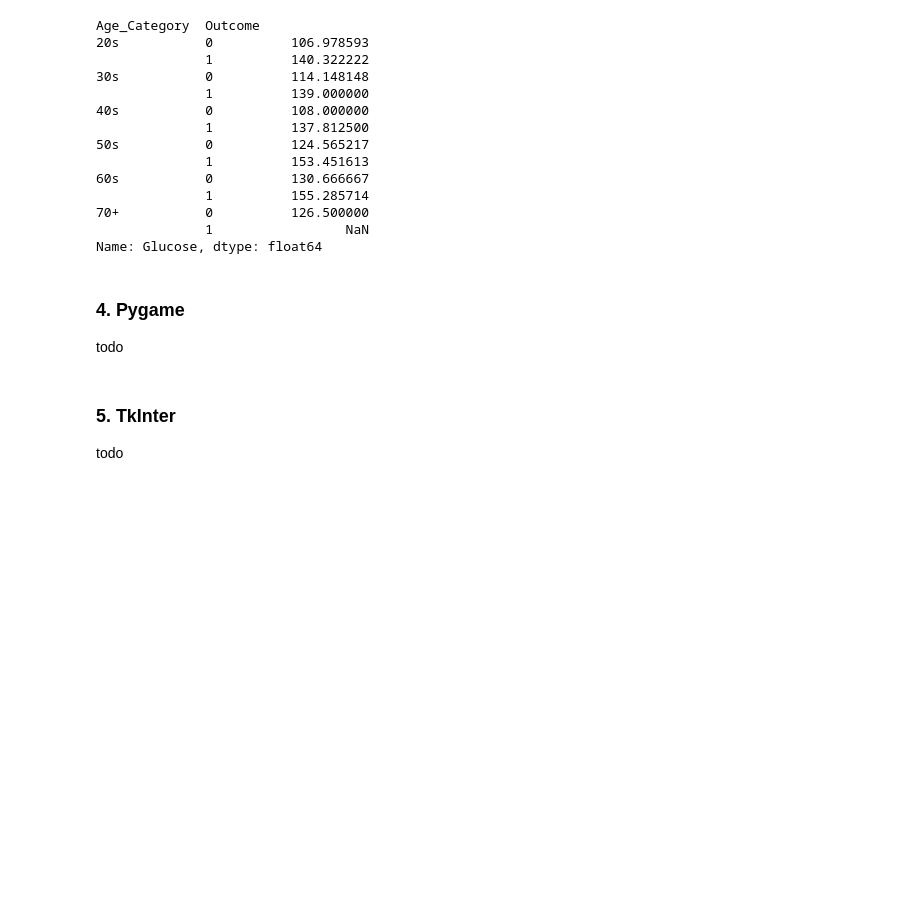
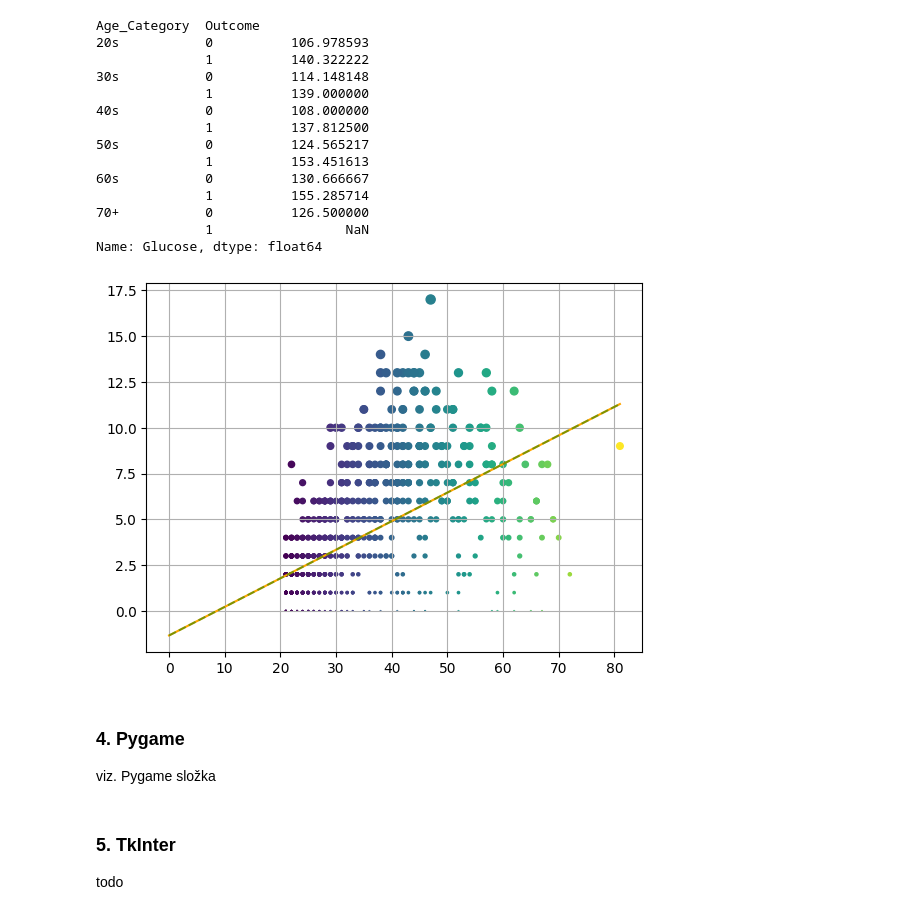
Before and after one commit to Wllader/ULTRA_python, a Jupyter notebook: ULTRA_W2_Skripta.ipynb, the cells around one changed output. Saved outputs shown, nothing was run; the diff lists cells and outputs as text; code cells hidden in the pictures; blank space fills up the shorter version.

```diff
--- a/ULTRA_W2_Skripta.ipynb
+++ b/ULTRA_W2_Skripta.ipynb
@@ -480,9 +480,29 @@ Age_Category  Outcome
 70+           0          126.500000
               1                 NaN
 Name: Glucose, dtype: float64
+# %%
+from statistics import linear_regression
+
+x = np.linspace(0, df.Age.max(), 2)
+
+lr = linear_regression(df.Age, df.Pregnancies)
+y_stat = lr.slope * x + lr.intercept
+
+slope_manual = df.Age.cov(df.Pregnancies) / df.Age.var()
+intercept_manual = df.Pregnancies.mean() - (df.Age.mean() * slope_manual)
+y_manual = slope_manual * x + intercept_manual
+
+plt.grid(True)
+plt.scatter(df.Age, df.Pregnancies, marker=".", c=df.Age, s=df.Pregnancies * 10 + 1)
+plt.plot(x, y_manual, c="orange")
+plt.plot(x, y_stat, ls="--", c="green", alpha=0.5)
+plt.show()
+# %% [output]
+[figure, added]
 # %% [markdown]
 ### 4. Pygame
-todo
+
+viz. Pygame složka
 # %% [markdown]
 ### 5. TkInter
 todo
```
Also changed, not shown: parts of 4 cells of this notebook, 8 other files.
